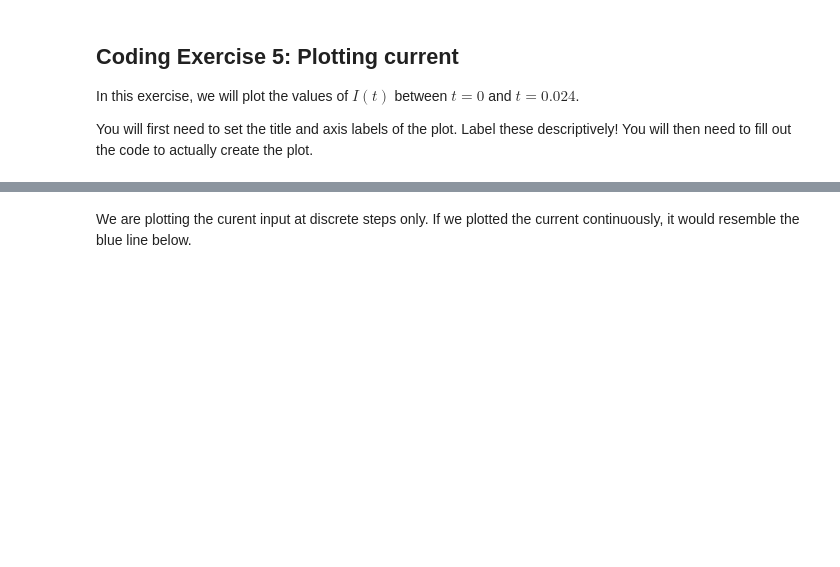
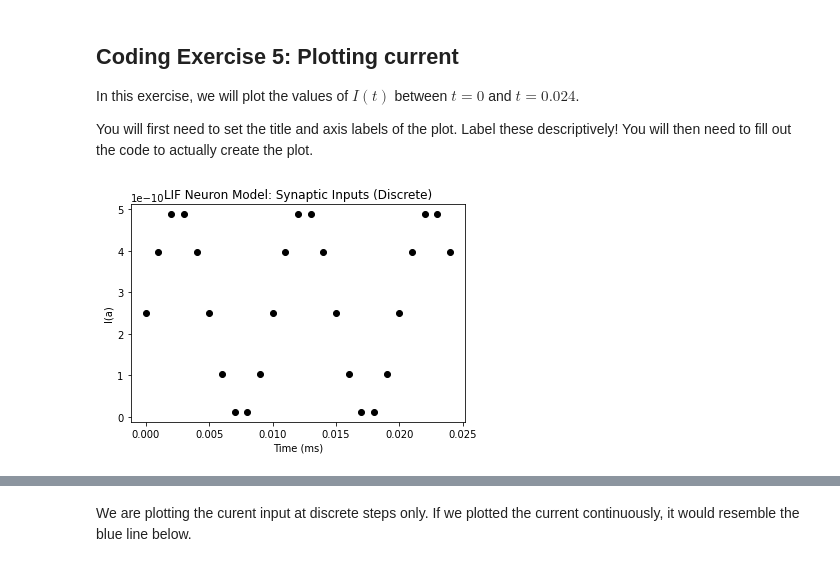
Before and after one commit to SuhaasAdiraju/NeuromatchAcademy2021_Workthrough_SA, a Jupyter notebook: tutorials/W0D1_PythonWorkshop1/student/W0D1_Tutorial1.ipynb, the cells around one changed output, grey strips where cells are left out. Cells and saved outputs as stored; diff of their text form; code cells hidden in the pictures; blank space fills up the shorter version.

```diff
--- a/tutorials/W0D1_PythonWorkshop1/student/W0D1_Tutorial1.ipynb
+++ b/tutorials/W0D1_PythonWorkshop1/student/W0D1_Tutorial1.ipynb
@@ -374,23 +374,23 @@ $$V(t + \Delta t) =  V(t) + \frac{\Delta t}{\tau_m}(E_l -V(t) + R I(t))$$
 #################################################
 ## TODO for students: fill out compute v code ##
 # Fill out code and comment or remove the next line
-raise NotImplementedError("Student exercise: You need to fill out code to compute v")
+      # raise NotImplementedError("Student exercise: You need to fill out code to compute v")
 #################################################
 
 # Initialize step_end and v0
 step_end = 10
 v = el
-
 # Loop for step_end steps
 for step in range(step_end):
-  # Compute value of t
-  t = step * dt
 
-  # Compute value of i at this time step
-  i = i_mean * (1 + np.sin((t * 2 * np.pi) / 0.01))
+    # Compute value of t
+    t = step * dt
 
-  # Compute v
-  v = ...
+    # Compute value of i at this time step
+    i = i_mean * (1 + np.sin((t * 2 * np.pi) / 0.01))
 
-  # Print value of t and v
-  print(f"{t:.3f} {v:.4e}")
+    # Compute v
+    v = v + dt/tau * (el - v + r*i)
+
+    # Print value of t and v
+    print(f"{t:.3f} {v:.4e}")
@@ -481,33 +492,36 @@ You will first need to set the title and axis labels of the plot. Label these de
 # %%
 #################################################
 ## TODO for students: fill out the figure initialization and plotting code below ##
 # Fill out code and comment or remove the next line
-raise NotImplementedError("Student exercise: You need to fill out current figure code")
+    # raise NotImplementedError("Student exercise: You need to fill out current figure code")
 #################################################
+import matplotlib.pyplot as plt
 
 # Initialize step_end
 step_end = 25
 
 # Initialize the figure
 plt.figure()
-plt.title(...)
-plt.xlabel(...)
-plt.ylabel(...)
+plt.title('LIF Neuron Model: Synaptic Inputs (Discrete)')
+plt.xlabel('Time (ms)')
+plt.ylabel('I(a)')
 
 # Loop for step_end steps
 for step in range(step_end):
 
   # Compute value of t
   t = step * dt
 
   # Compute value of i at this time step
   i = i_mean * (1 + np.sin((t * 2 * np.pi) / 0.01))
 
   # Plot i (use 'ko' to get small black dots (short for color='k' and marker = 'o'))
-  plt.plot(...)
+  plt.plot(t,i, 'ko')
 
 # Display the plot
 plt.show()
+# %% [output]
+[figure, added]
 # %% [markdown]
 [*Click for solution*](https://github.com/NeuromatchAcademy/precourse/tree/main//tutorials/W0D1_PythonWorkshop1/solutions/W0D1_Tutorial1_Solution_c15c544f.py)
 
```
Also changed, not shown: parts of 3 cells of this notebook.
